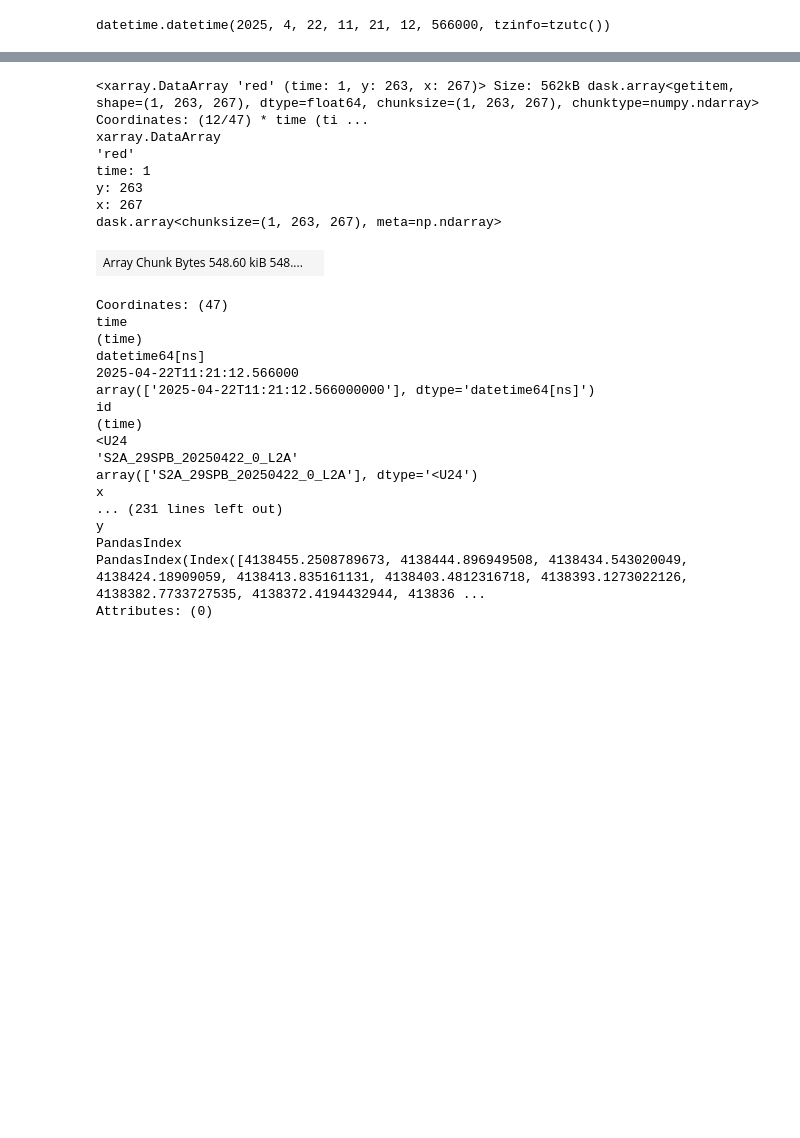
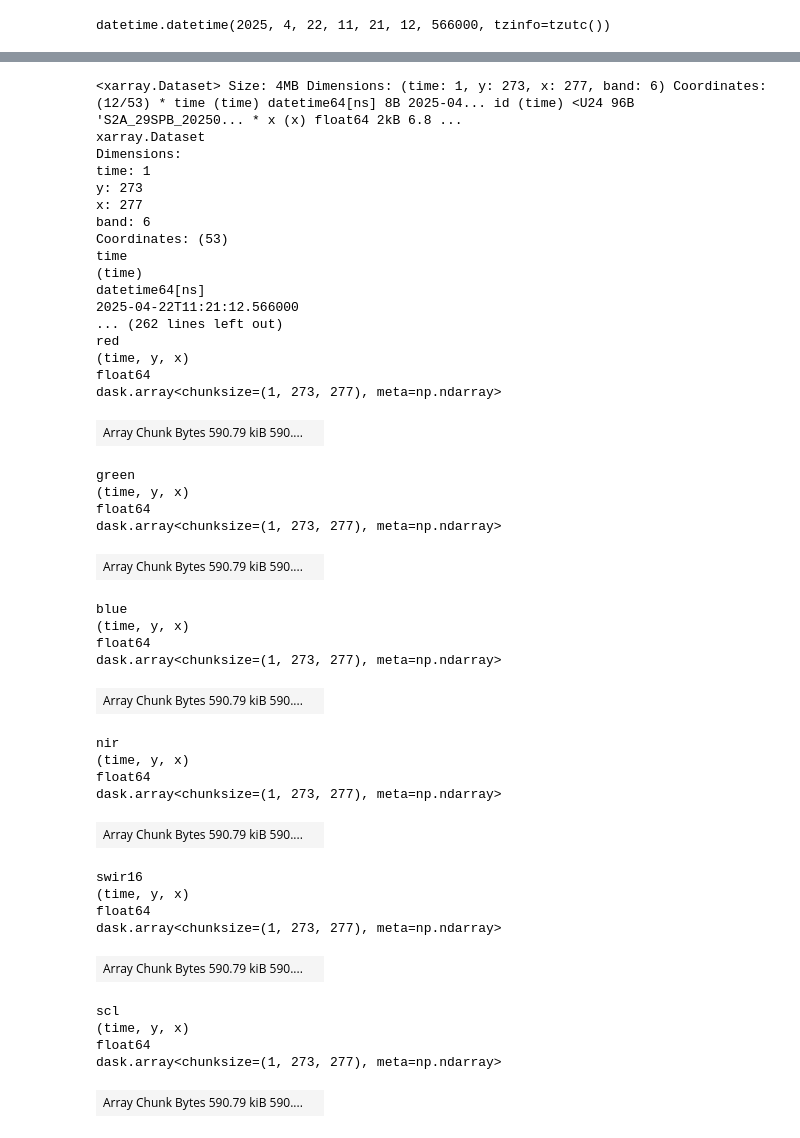
Before and after one commit to rodreras/remote-sensing-studies, a Jupyter notebook: obia/project.ipynb, the cells around one changed output, grey strips where cells are left out. Saved outputs shown, nothing was run; the diff lists cells and outputs as text; code cells hidden in the pictures; blank space fills up the shorter version.

```diff
--- a/obia/project.ipynb
+++ b/obia/project.ipynb
@@ -41,7 +48,7 @@ collection = 'sentinel-2-l2a'
 #coordinates
 lat = 37.364
 lon = -6.923
-point = shapely.Point(lon, lat)
+point = shapely.geometry.Point(lon, lat)
 date_range = '2025-04-01/2025-05-16'
 # %%
 search = client.search(
@@ -95,7 +102,7 @@ Image(url = thumbnail)
 # %% [output]
 [interactive output not drawn]
 # %%
-assets = ["red","green","blue","nir","scl"]
+assets = ["red","green","blue","nir", 'swir16', "scl"]
 cube_all = stackstac.stack(
     item,
     assets,
@@ -107,30 +114,48 @@ s2_mask = da.isin(scl, [3,8,9])
 cube = cube_all.where(~s2_mask)
 cube = cube.to_dataset(dim = 'band')
 # %%
-cube.red
+cube
 # %% [output]
-<xarray.DataArray 'red' (time: 1, y: 263, x: 267)> Size: 562kB dask.array<getitem, shape=(1, 263, 267), dtype=float64, chunksize=(1, 263, 267), chunktype=numpy.ndarray> Coordinates: (12/47) * time (ti ...
-xarray.DataArray
-'red'
+<xarray.Dataset> Size: 4MB Dimensions: (time: 1, y: 273, x: 277, band: 6) Coordinates: (12/53) * time (time) datetime64[ns] 8B 2025-04... id (time) <U24 96B 'S2A_29SPB_20250... * x (x) float64 2kB 6.8 ...
+xarray.Dataset
+Dimensions:
 time: 1
-y: 263
-x: 267
-dask.array<chunksize=(1, 263, 267), meta=np.ndarray>
+y: 273
+x: 277
+band: 6
+Coordinates: (53)
+time
+(time)
+datetime64[ns]
+2025-04-22T11:21:12.566000
+... (262 lines left out)
+red
+(time, y, x)
+float64
+dask.array<chunksize=(1, 273, 277), meta=np.ndarray>
-| Array Chunk Bytes 548.60 kiB 548.... |  |
+| Array Chunk Bytes 590.79 kiB 590.... |  |
-Coordinates: (47)
-time
-(time)
-datetime64[ns]
-2025-04-22T11:21:12.566000
-array(['2025-04-22T11:21:12.566000000'], dtype='datetime64[ns]')
-id
-(time)
-<U24
-'S2A_29SPB_20250422_0_L2A'
-array(['S2A_29SPB_20250422_0_L2A'], dtype='<U24')
-x
-... (231 lines left out)
-y
-PandasIndex
-PandasIndex(Index([4138455.2508789673, 4138444.896949508, 4138434.543020049, 4138424.18909059, 4138413.835161131, 4138403.4812316718, 4138393.1273022126, 4138382.7733727535, 4138372.4194432944, 413836 ...
-Attributes: (0)
+green
+(time, y, x)
+float64
+dask.array<chunksize=(1, 273, 277), meta=np.ndarray>
+| Array Chunk Bytes 590.79 kiB 590.... |  |
+blue
+(time, y, x)
+float64
+dask.array<chunksize=(1, 273, 277), meta=np.ndarray>
+| Array Chunk Bytes 590.79 kiB 590.... |  |
+nir
+(time, y, x)
+float64
+dask.array<chunksize=(1, 273, 277), meta=np.ndarray>
+| Array Chunk Bytes 590.79 kiB 590.... |  |
+swir16
+(time, y, x)
+float64
+dask.array<chunksize=(1, 273, 277), meta=np.ndarray>
+| Array Chunk Bytes 590.79 kiB 590.... |  |
+scl
+(time, y, x)
+float64
+dask.array<chunksize=(1, 273, 277), meta=np.ndarray>
+| Array Chunk Bytes 590.79 kiB 590.... |  |
```
Also changed, not shown: parts of 19 cells of this notebook, 3 other files.
